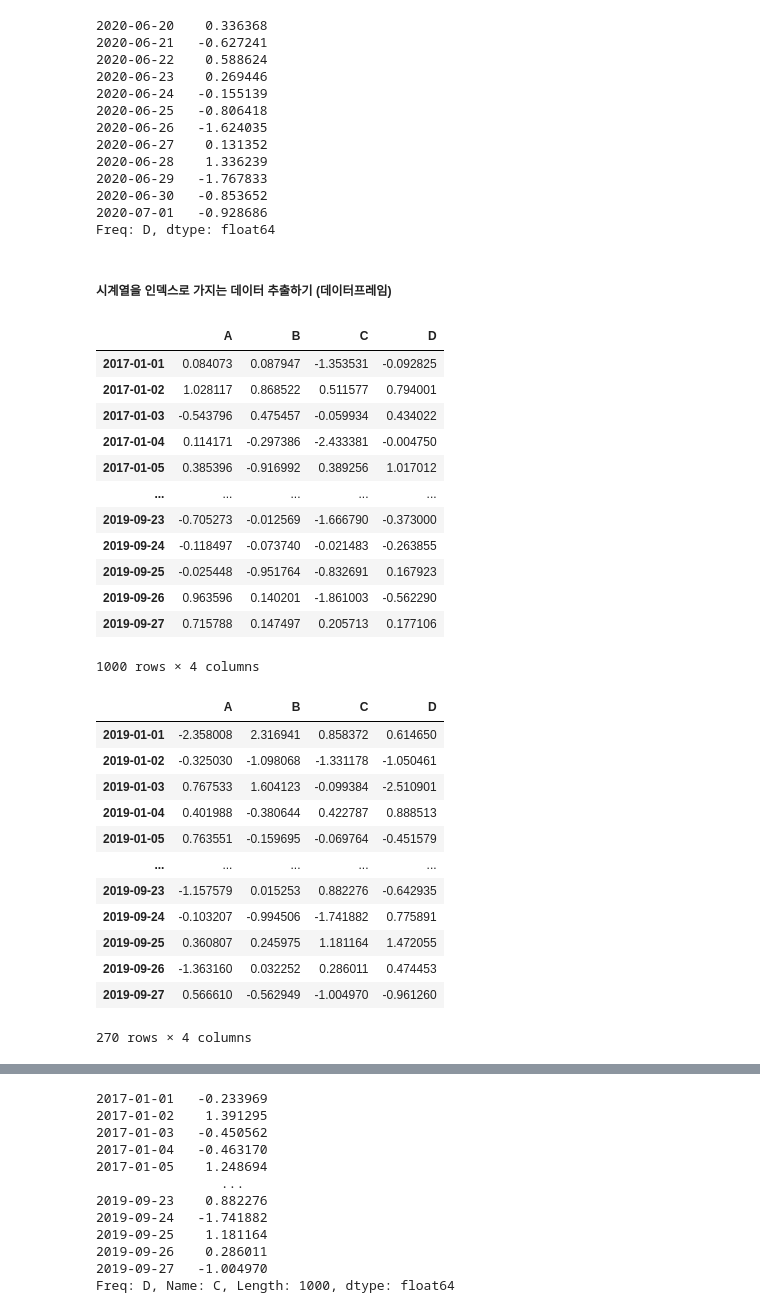
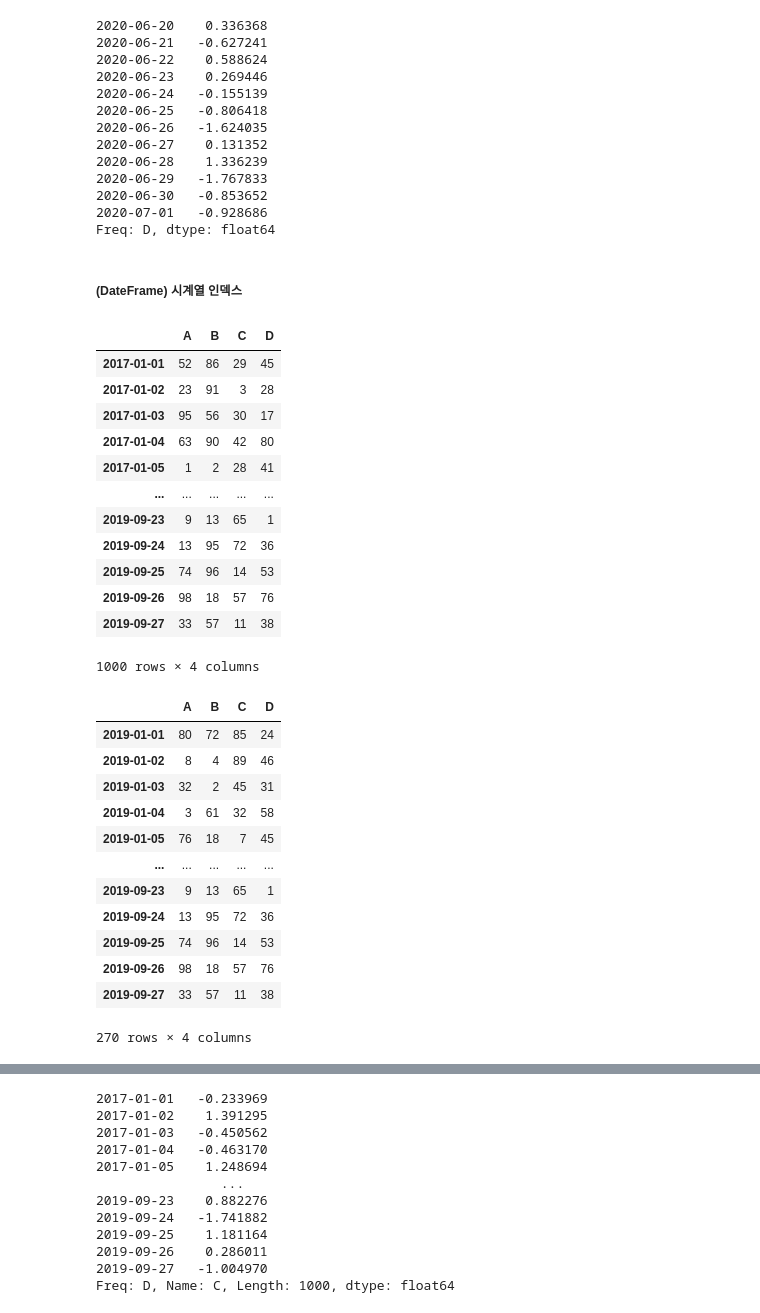
Before and after one commit to Je-Hyeon/My_Study_Materials2021, a Jupyter notebook: Pandas의_거의_모든것(이수안).ipynb, the cells around one changed output, grey strips where cells are left out. Drawn from its saved outputs; the diff is of its cells as text; code cells hidden in the pictures.

```diff
--- a/Pandas의_거의_모든것(이수안).ipynb
+++ b/Pandas의_거의_모든것(이수안).ipynb
@@ -2534,43 +2545,45 @@ ts['2020-06-20' : '2020-07-01']
 2020-06-30   -0.853652
 2020-07-01   -0.928686
 Freq: D, dtype: float64
-# %% [markdown]
-##### 시계열을 인덱스로 가지는 데이터 추출하기 (데이터프레임)
+# %% [markdown]
+##### (DateFrame) 시계열 인덱스
 # %%
 # 날짜를 인덱스로 가지는 데이터프레임 만들기
 ## 데이터프레임을 만드는 과정에서 인덱스를 시계열로 바로 줄 수도 있다.
 
-tdf = pd.DataFrame(np.random.randn(1000,4), index=pd.date_range('2017-01-01', periods=1000), columns=['A', 'B','C','D'])
+tdf = pd.DataFrame(np.random.randint(0,100,(1000,4)),
+                   index=pd.date_range('2017-01-01', periods=1000),
+                   columns=['A', 'B','C','D'])
 tdf
 # %% [output]
 |  | A | B | C | D |
-| 2017-01-01 | 0.084073 | 0.087947 | -1.353531 | -0.092825 |
-| 2017-01-02 | 1.028117 | 0.868522 | 0.511577 | 0.794001 |
-| 2017-01-03 | -0.543796 | 0.475457 | -0.059934 | 0.434022 |
-| 2017-01-04 | 0.114171 | -0.297386 | -2.433381 | -0.004750 |
-| 2017-01-05 | 0.385396 | -0.916992 | 0.389256 | 1.017012 |
+| 2017-01-01 | 52 | 86 | 29 | 45 |
+| 2017-01-02 | 23 | 91 | 3 | 28 |
+| 2017-01-03 | 95 | 56 | 30 | 17 |
+| 2017-01-04 | 63 | 90 | 42 | 80 |
+| 2017-01-05 | 1 | 2 | 28 | 41 |
 | ... | ... | ... | ... | ... |
-| 2019-09-23 | -0.705273 | -0.012569 | -1.666790 | -0.373000 |
-| 2019-09-24 | -0.118497 | -0.073740 | -0.021483 | -0.263855 |
-| 2019-09-25 | -0.025448 | -0.951764 | -0.832691 | 0.167923 |
-| 2019-09-26 | 0.963596 | 0.140201 | -1.861003 | -0.562290 |
-| 2019-09-27 | 0.715788 | 0.147497 | 0.205713 | 0.177106 |
+| 2019-09-23 | 9 | 13 | 65 | 1 |
+| 2019-09-24 | 13 | 95 | 72 | 36 |
+| 2019-09-25 | 74 | 96 | 14 | 53 |
+| 2019-09-26 | 98 | 18 | 57 | 76 |
+| 2019-09-27 | 33 | 57 | 11 | 38 |
 1000 rows × 4 columns
 # %%
 tdf['2019']
 # %% [output]
 |  | A | B | C | D |
-| 2019-01-01 | -2.358008 | 2.316941 | 0.858372 | 0.614650 |
-| 2019-01-02 | -0.325030 | -1.098068 | -1.331178 | -1.050461 |
-| 2019-01-03 | 0.767533 | 1.604123 | -0.099384 | -2.510901 |
-| 2019-01-04 | 0.401988 | -0.380644 | 0.422787 | 0.888513 |
-| 2019-01-05 | 0.763551 | -0.159695 | -0.069764 | -0.451579 |
+| 2019-01-01 | 80 | 72 | 85 | 24 |
+| 2019-01-02 | 8 | 4 | 89 | 46 |
+| 2019-01-03 | 32 | 2 | 45 | 31 |
+| 2019-01-04 | 3 | 61 | 32 | 58 |
+| 2019-01-05 | 76 | 18 | 7 | 45 |
 | ... | ... | ... | ... | ... |
-| 2019-09-23 | -1.157579 | 0.015253 | 0.882276 | -0.642935 |
-| 2019-09-24 | -0.103207 | -0.994506 | -1.741882 | 0.775891 |
-| 2019-09-25 | 0.360807 | 0.245975 | 1.181164 | 1.472055 |
-| 2019-09-26 | -1.363160 | 0.032252 | 0.286011 | 0.474453 |
-| 2019-09-27 | 0.566610 | -0.562949 | -1.004970 | -0.961260 |
+| 2019-09-23 | 9 | 13 | 65 | 1 |
+| 2019-09-24 | 13 | 95 | 72 | 36 |
+| 2019-09-25 | 74 | 96 | 14 | 53 |
+| 2019-09-26 | 98 | 18 | 57 | 76 |
+| 2019-09-27 | 33 | 57 | 11 | 38 |
 270 rows × 4 columns
 # %%
 # 셋의 결과는 똑같다. 뭐 당연하지.
```
Also changed, not shown: parts of 68 cells of this notebook.
